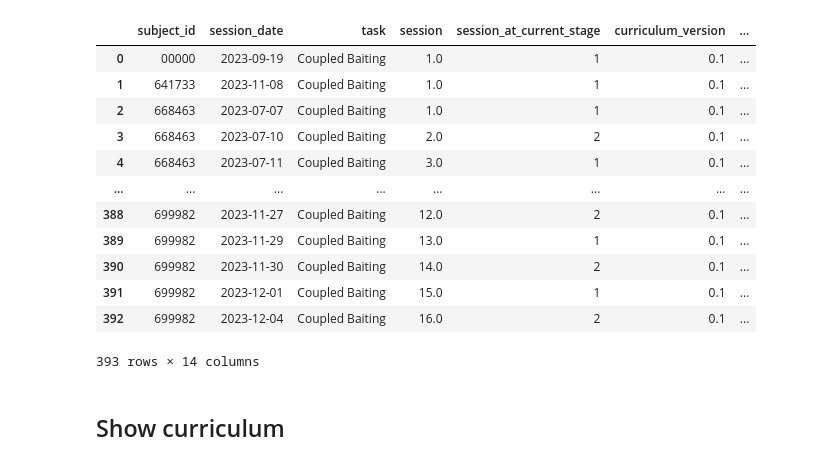
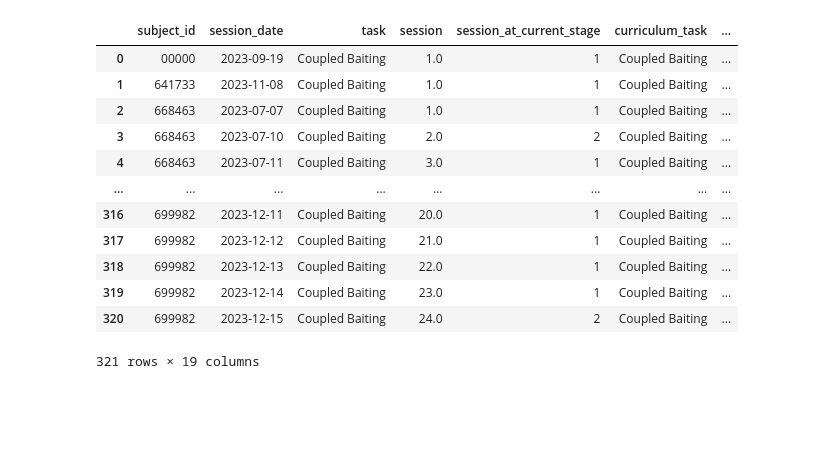
Before and after one commit to AllenNeuralDynamics/dynamic-foraging-task, a Jupyter notebook: src/docs/automatic_training_demo.ipynb, the cells around one changed output. Drawn from its saved outputs; the diff is of its cells as text; code cells hidden in the pictures; blank space fills up the shorter version.

Commit message:
update auto_train notebook

```diff
--- a/src/docs/automatic_training_demo.ipynb
+++ b/src/docs/automatic_training_demo.ipynb
@@ -6,9 +6,9 @@ INFO:dynamic_foraging_curriculum.util.aws_util:Found AWS credential from ~/.aws/
 # %%
-curriculum_manager_447 = CurriculumManager(manager_name='447_demo',
-                                            df_behavior_on_s3=dict(bucket='aind-behavior-data',
-                                                                    root='foraging_nwb_bonsai_processed/',
-                                                                    file_name='df_sessions.pkl'),
-                                            df_manager_root_on_s3=dict(bucket='aind-behavior-data',
-                                                                        root='foraging_auto_training/')
-                                            )
+demo_manager_447 = DynamicForagingAutoTrainManager(manager_name='447_demo',
+                                     df_behavior_on_s3=dict(bucket='aind-behavior-data',
+                                                            root='foraging_nwb_bonsai_processed/',
+                                                            file_name='df_sessions.pkl'),
+                                     df_manager_root_on_s3=dict(bucket='aind-behavior-data',
+                                                                root='foraging_auto_training/')
+                                     )
 # %% [output]
@@ -17,17 +19,17 @@ INFO:dynamic_foraging_curriculum.util.aws_util:file downloaded to aind-behavior-
 # %%
-curriculum_manager_447.df_manager
+demo_manager_447.df_manager
 # %% [output]
-|  | subject_id | session_date | task | session | session_at_current_stage | curriculum_version | ... |
-| 0 | 00000 | 2023-09-19 | Coupled Baiting | 1.0 | 1 | 0.1 | ... |
-| 1 | 641733 | 2023-11-08 | Coupled Baiting | 1.0 | 1 | 0.1 | ... |
-| 2 | 668463 | 2023-07-07 | Coupled Baiting | 1.0 | 1 | 0.1 | ... |
-| 3 | 668463 | 2023-07-10 | Coupled Baiting | 2.0 | 2 | 0.1 | ... |
-| 4 | 668463 | 2023-07-11 | Coupled Baiting | 3.0 | 1 | 0.1 | ... |
+|  | subject_id | session_date | task | session | session_at_current_stage | curriculum_task | ... |
+| 0 | 00000 | 2023-09-19 | Coupled Baiting | 1.0 | 1 | Coupled Baiting | ... |
+| 1 | 641733 | 2023-11-08 | Coupled Baiting | 1.0 | 1 | Coupled Baiting | ... |
+| 2 | 668463 | 2023-07-07 | Coupled Baiting | 1.0 | 1 | Coupled Baiting | ... |
+| 3 | 668463 | 2023-07-10 | Coupled Baiting | 2.0 | 2 | Coupled Baiting | ... |
+| 4 | 668463 | 2023-07-11 | Coupled Baiting | 3.0 | 1 | Coupled Baiting | ... |
 | ... | ... | ... | ... | ... | ... | ... | ... |
-| 388 | 699982 | 2023-11-27 | Coupled Baiting | 12.0 | 2 | 0.1 | ... |
-| 389 | 699982 | 2023-11-29 | Coupled Baiting | 13.0 | 1 | 0.1 | ... |
-| 390 | 699982 | 2023-11-30 | Coupled Baiting | 14.0 | 2 | 0.1 | ... |
-| 391 | 699982 | 2023-12-01 | Coupled Baiting | 15.0 | 1 | 0.1 | ... |
-| 392 | 699982 | 2023-12-04 | Coupled Baiting | 16.0 | 2 | 0.1 | ... |
+| 316 | 699982 | 2023-12-11 | Coupled Baiting | 20.0 | 1 | Coupled Baiting | ... |
+| 317 | 699982 | 2023-12-12 | Coupled Baiting | 21.0 | 1 | Coupled Baiting | ... |
+| 318 | 699982 | 2023-12-13 | Coupled Baiting | 22.0 | 1 | Coupled Baiting | ... |
+| 319 | 699982 | 2023-12-14 | Coupled Baiting | 23.0 | 1 | Coupled Baiting | ... |
+| 320 | 699982 | 2023-12-15 | Coupled Baiting | 24.0 | 2 | Coupled Baiting | ... |
-393 rows × 14 columns
+321 rows × 19 columns
 # %%
@@ -35,2 +36,0 @@ curriculum_manager_447.plot_all_progress();
-# %% [markdown]
-## Show curriculum
```
Also changed, not shown: parts of 12 cells of this notebook.
